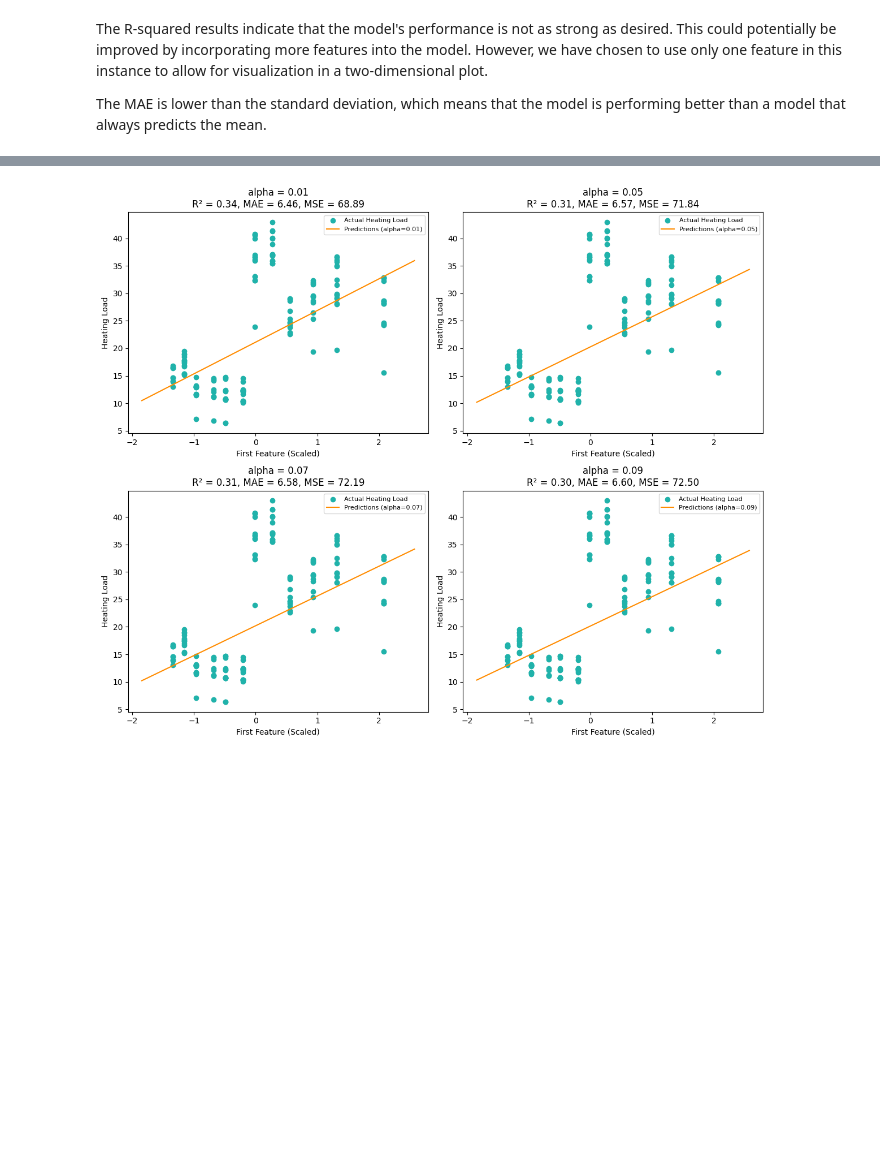
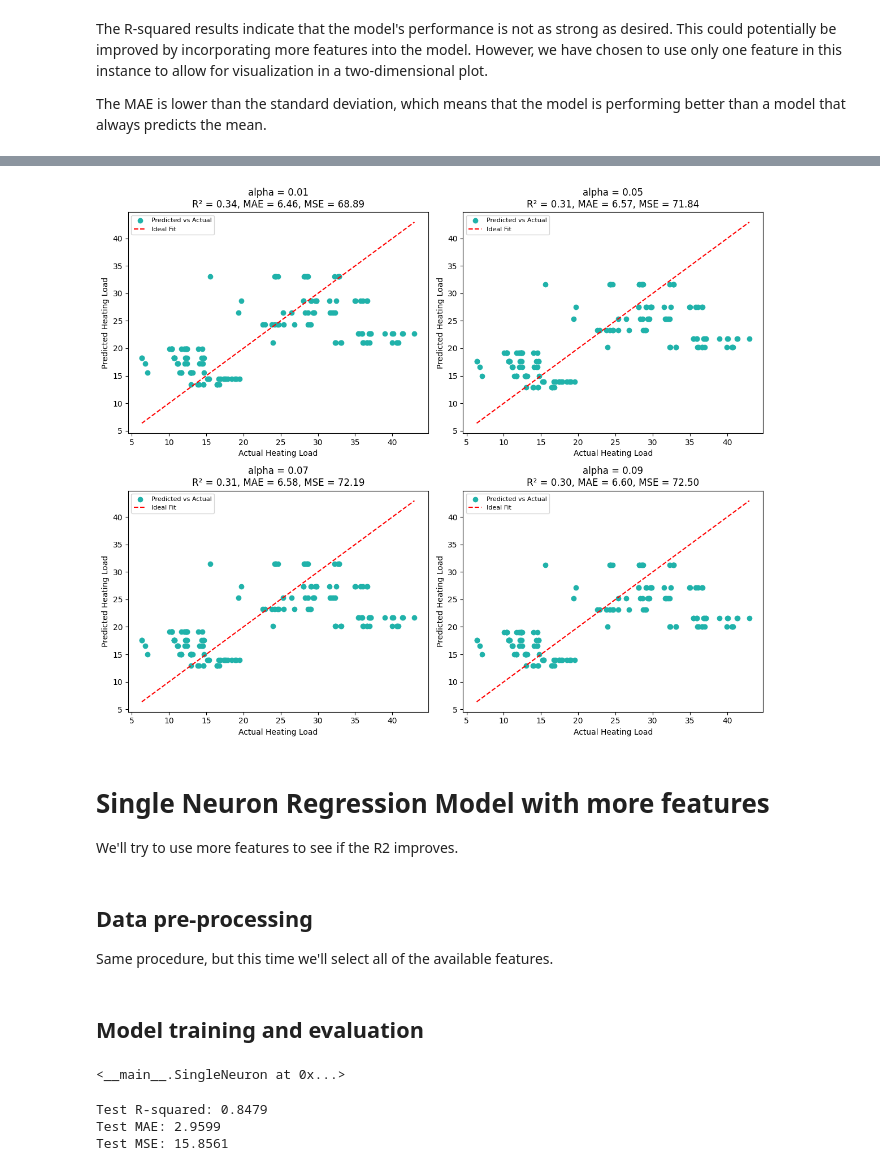
Before and after one commit to calbertiboms/INDE_577, a Jupyter notebook: Supervised Machine Learning/Linear Regression/Regression Neuron.ipynb, the cells around one changed output, grey strips where cells are left out. Saved outputs shown, nothing was run; the diff lists cells and outputs as text; code cells hidden in the pictures; blank space fills up the shorter version.

Commit message:
more features update in linear regression

```diff
--- a/Supervised Machine Learning/Linear Regression/Regression Neuron.ipynb
+++ b/Supervised Machine Learning/Linear Regression/Regression Neuron.ipynb
@@ -197,35 +199,46 @@ plt.show()
 # %%
 # Other possible choices of learning rates
 alphas = [0.01, 0.05, 0.07, 0.09]
 
 # Create subplots grid for multiple learning rates
 fig, axs = plt.subplots(2, 2, figsize=(12, 10))
 
 # Loop over the axs and alpha values, train the model, and plot the predictions
 for ax, alpha in zip(axs.flat, alphas):
     node = SingleNeuron(activation_function=linear_activation)
     node.train(X_train_scaled, y_train, alpha=alpha, epochs=100)
 
     # Make predictions on the test set
     y_test_pred = node.predict(X_test_scaled)
 
     # Calculate MAE, MSE, and R-squared on the test set
     test_mae = mean_absolute_error(y_test, y_test_pred)
     test_mse = mean_squared_error(y_test, y_test_pred)
     test_r2 = r2_score(y_test, y_test_pred)
 
-    # Plot predictions and actual values
-    ax.scatter(X_test_scaled[:, 0], y_test, color="lightseagreen", label="Actual Heating Load")
-    ax.plot(domain, node.predict(domain_full), color='darkorange', label=f"Predictions (alpha={alpha})")
+    # Plot predicted vs actual values
+    ax.scatter(y_test, y_test_pred, color="lightseagreen", label="Predicted vs Actual")
+    ax.plot([min(y_test), max(y_test)],
+            [min(y_test), max(y_test)],
+            color='red',
+            linestyle='--',
+            label='Ideal Fit')
 
     # Display MAE, MSE, and R-squared in the plot title
-    ax.set_title(f"alpha = {alpha}\nR² = {test_r2:.2f}, MAE = {test_mae:.2f}, MSE = {test_mse:.2f}", fontsize=12)
-    ax.set_xlabel("First Feature (Scaled)", fontsize=10)
-    ax.set_ylabel("Heating Load", fontsize=10)
+    ax.set_title(f"alpha = {alpha}\nR² = {test_r2:.2f}, MAE = {test_mae:.2f}, MSE = {test_mse:.2f}",
+                 fontsize=12)
+    ax.set_xlabel("Actual Heating Load", fontsize=10)
+    ax.set_ylabel("Predicted Heating Load", fontsize=10)
     ax.legend(fontsize=8)
 
 # Show the plot grid
 plt.tight_layout()
 plt.show()
 # %% [output]
-[figure, old version]
+[figure, new version]
+# %% [markdown]
+# Single Neuron Regression Model with more features
+We'll try to use more features to see if the R2 improves.
+# %% [markdown]
+## Data pre-processing
+Same procedure, but this time we'll select all of the available features.
@@ -231,0 +258,28 @@ plt.show()
+# %% [markdown]
+## Model training and evaluation
+# %%
+# Train the model
+alpha = 0.001  # Adjusted learning rate
+epochs = 50  # Increased number of epochs for better training
+node = SingleNeuron(activation_function=linear_activation)
+node.train(X_train_scaled, y_train, alpha=alpha, epochs=epochs)
+# %% [output]
+<__main__.SingleNeuron at 0x...>
+# %%
+# Make predictions on the test set
+y_test_pred = node.predict(X_test_scaled)
+
+# Calculate R-squared on the test set
+test_r2 = r2_score(y_test, y_test_pred)
+print(f"Test R-squared: {test_r2:.4f}")
+
+# Calculate MAE and MSE on the test set
+test_mae = mean_absolute_error(y_test, y_test_pred)
+test_mse = mean_squared_error(y_test, y_test_pred)
+
+print(f"Test MAE: {test_mae:.4f}")
+print(f"Test MSE: {test_mse:.4f}")
+# %% [output]
+Test R-squared: 0.8479
+Test MAE: 2.9599
+Test MSE: 15.8561
```
Also changed, not shown: parts of 16 cells of this notebook.
